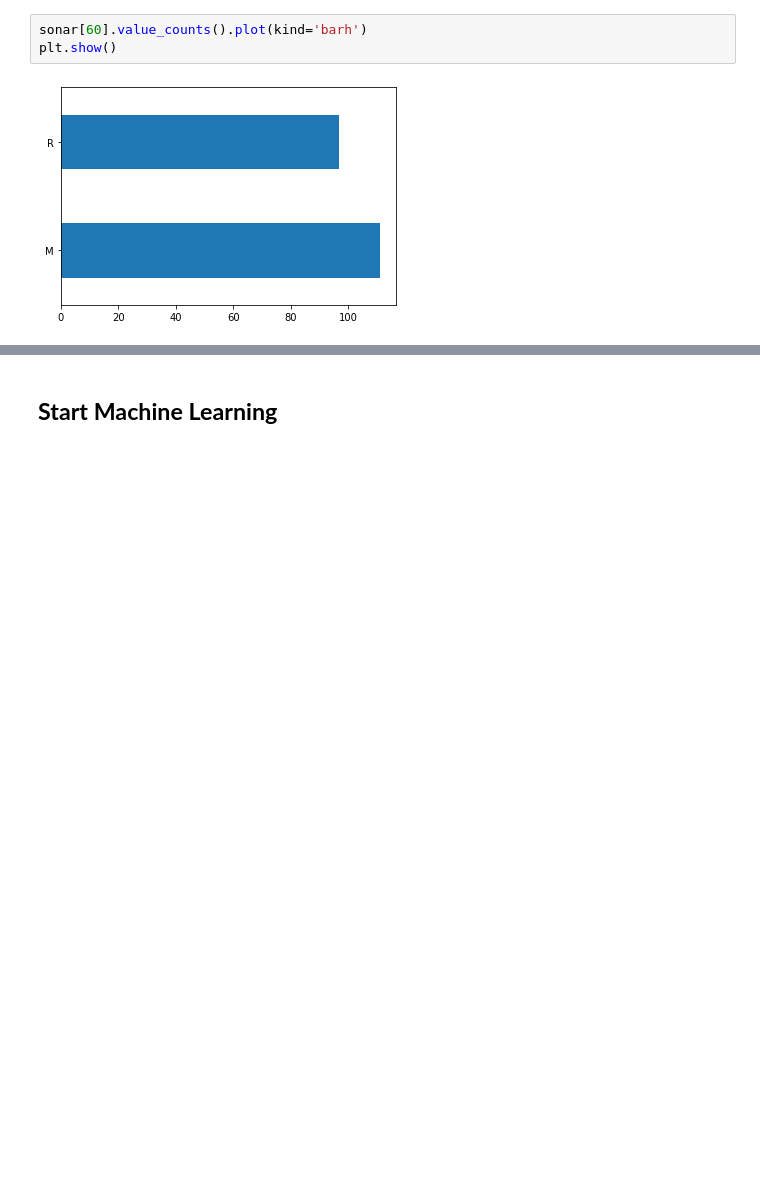
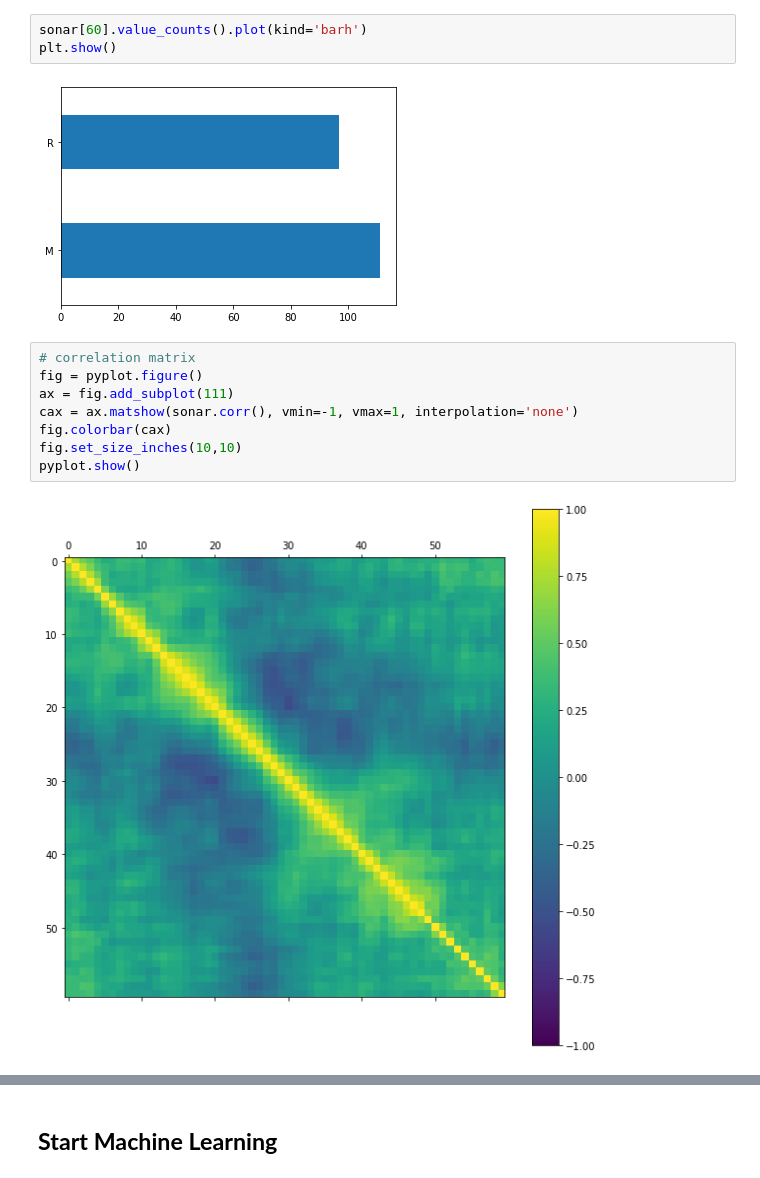
Before and after one commit to rohailkhan/Machine_learning_Python, a Jupyter notebook: Sonar_Data_Classification_Rocks_vs_Mines.ipynb, the cells around one changed output, grey strips where cells are left out. Saved outputs shown, nothing was run; the diff lists cells and outputs as text; blank space fills up the shorter version.

```diff
--- a/Sonar_Data_Classification_Rocks_vs_Mines.ipynb
+++ b/Sonar_Data_Classification_Rocks_vs_Mines.ipynb
@@ -26,3 +26,13 @@ sonar[60].value_counts().plot(kind='barh')
 plt.show()
 # %% [output]
 [figure]
+# %%
+# correlation matrix
+fig = pyplot.figure()
+ax = fig.add_subplot(111)
+cax = ax.matshow(sonar.corr(), vmin=-1, vmax=1, interpolation='none')
+fig.colorbar(cax)
+fig.set_size_inches(10,10)
+pyplot.show()
+# %% [output]
+[figure, added]
```
Also changed, not shown: parts of 1 cell of this notebook.
